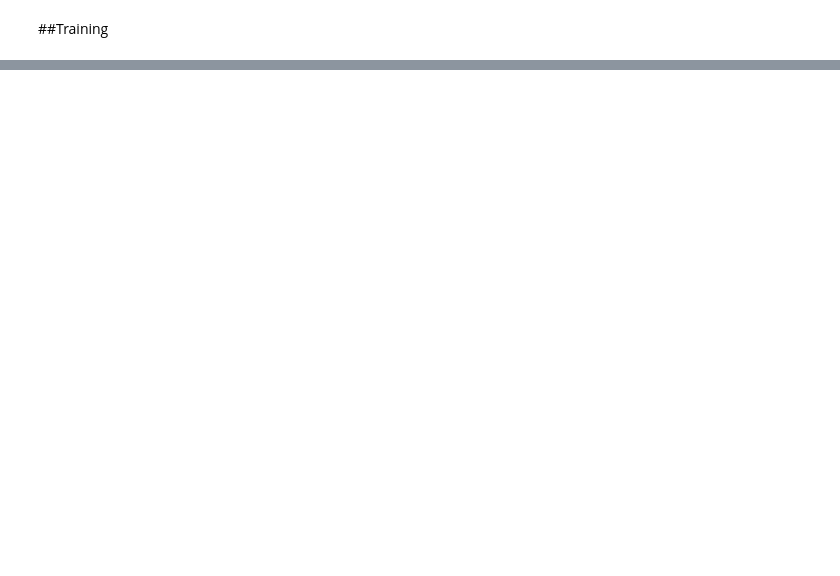
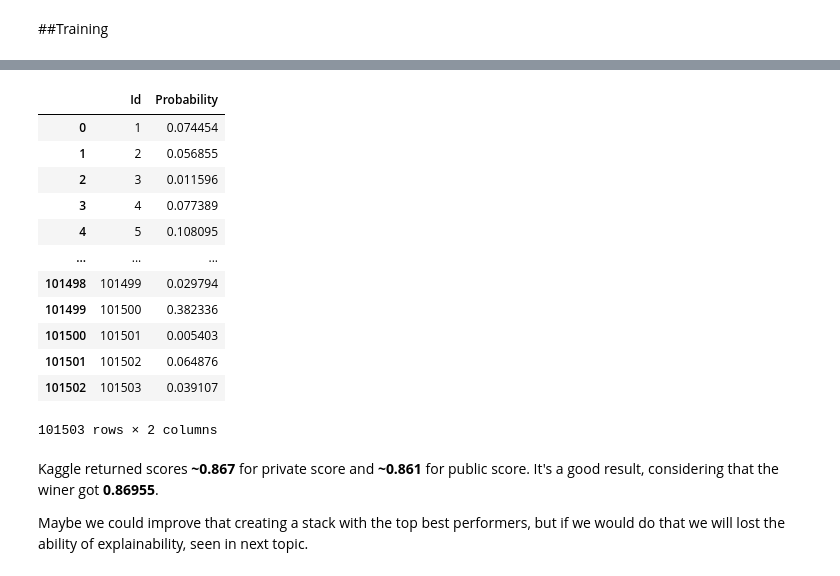
Before and after one commit to rdemarqui/data_science_basico, a Jupyter notebook: Financial_distress_prediction.ipynb, the cells around one changed output, grey strips where cells are left out. Saved outputs shown, nothing was run; the diff lists cells and outputs as text; code cells hidden in the pictures; blank space fills up the shorter version.

```diff
--- a/Financial_distress_prediction.ipynb
+++ b/Financial_distress_prediction.ipynb
@@ -127,0 +278,12 @@ roc_auc mean:  0.86483
+# %%
+params = {}
+
+params['learning_rate'] = [0.001, 0.01, 0.1, 0.3, 0.5]   # (default=0.3)
+params['max_iter'] = [50, 100, 150, 200, 300]    # (default=100)
+params['max_leaf_nodes'] = [10, 20, 31, 50]    # (default=31)
+params['max_depth'] = [None, 3, 5, 6, 7]    # (default=None)
+params['min_samples_leaf'] = [10, 20, 30, 50]    # (default=20)
+params['l2_regularization'] = [0, 0.001, 0.01, 0.1, 0.3, 0.5, 1]    # (default=0)
+
+n_comb = np.prod([len(params[key]) for key in params.keys()])
+print(f'Possible matches: {n_comb}\n')
@@ -127,0 +292,5 @@ roc_auc mean:  0.86483
+# %%
+# Tuning hyperparameters
+best_param = param_opt(model=HistGradientBoostingClassifier(), params=params,
+                       X=X_train, y=y_train, opt_method='random',
+                       score='roc_auc', n_iter=50, n_splits=5)
@@ -127,0 +315,5 @@ roc_auc mean:  0.86483
+# %%
+# Filling null values with median of df_train
+X_test = df_test.drop(columns=['SeriousDlqin2yrs'])
+X_test['MonthlyIncome'].fillna(fill_MonthlyIncome, inplace=True)
+X_test['NumberOfDependents'].fillna(fill_NumberOfDependents, inplace=True)
@@ -127,0 +329,22 @@ roc_auc mean:  0.86483
+# %%
+final_model = HistGradientBoostingClassifier(**best_param).fit(X_train, y_train)
+# %%
+predicted_values = pd.DataFrame(final_model.predict_proba(X_test)[:, 1]).reset_index()
+predicted_values.rename(columns={'index':'Id', 0:'Probability'}, inplace=True)
+predicted_values['Id'] = predicted_values['Id'] + 1
+predicted_values['Id'] = predicted_values['Id'].astype(int)
+predicted_values
+# %% [output]
+|  | Id | Probability |
+| 0 | 1 | 0.074454 |
+| 1 | 2 | 0.056855 |
+| 2 | 3 | 0.011596 |
+| 3 | 4 | 0.077389 |
+| 4 | 5 | 0.108095 |
+| ... | ... | ... |
+| 101498 | 101499 | 0.029794 |
+| 101499 | 101500 | 0.382336 |
+| 101500 | 101501 | 0.005403 |
+| 101501 | 101502 | 0.064876 |
+| 101502 | 101503 | 0.039107 |
+101503 rows × 2 columns
@@ -127,0 +354,4 @@ roc_auc mean:  0.86483
+# %% [markdown]
+Kaggle returned scores **~0.867** for private score and **~0.861** for public score. It's a good result, considering that the winer got **0.86955**.
+
+Maybe we could improve that creating a stack with the top best performers, but if we would do that we will lost the ability of explainability, seen in next topic.
```
Also changed, not shown: parts of 45 cells of this notebook.
